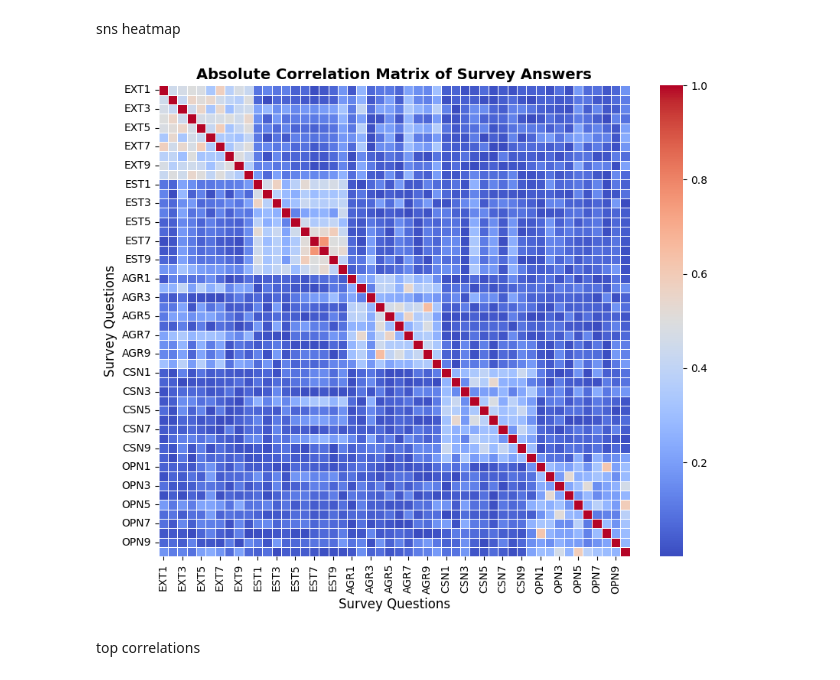
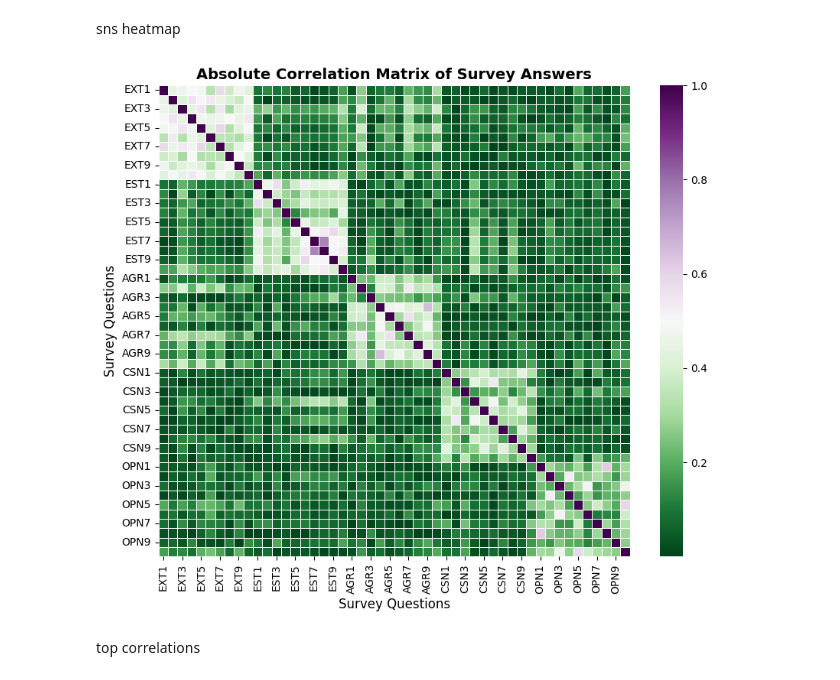
Before and after one commit to jbmages/capstone-project, a Jupyter notebook: notebooks/eda.ipynb, the cells around one changed output. Cells and saved outputs as stored; diff of their text form; code cells hidden in the pictures.

```diff
--- a/notebooks/eda.ipynb
+++ b/notebooks/eda.ipynb
@@ -11,27 +11,28 @@ sns heatmap
 # %%
 import pandas as pd
 import seaborn as sns
 import matplotlib.pyplot as plt
 
 # Load survey answer column names
 survey_answer_cols = pd.read_excel('../scoring/scoring.xlsx')['id'].tolist()
 
 # Compute correlation matrix and take absolute values
 answer_matrix_corr = data[survey_answer_cols].corr().abs()
 
 # Plot heatmap
 plt.figure(figsize=(10, 8))
-sns.heatmap(answer_matrix_corr, cmap='coolwarm', linewidths=0.5, cbar=True, square=True)
+sns.heatmap(answer_matrix_corr, cmap='PRGn_r', linewidths=0.5, cbar=True, square=True)
+
 
 # Add title and labels
 plt.title("Absolute Correlation Matrix of Survey Answers", fontsize=14, fontweight='bold')
 plt.xlabel("Survey Questions", fontsize=12)
 plt.ylabel("Survey Questions", fontsize=12)
 
 # Show plot
 plt.show()
 # %% [output]
-[figure, old version]
+[figure, new version]
 # %% [markdown]
 top correlations
 # %%
```
Also changed, not shown: parts of 13 cells of this notebook, 3 other files.
